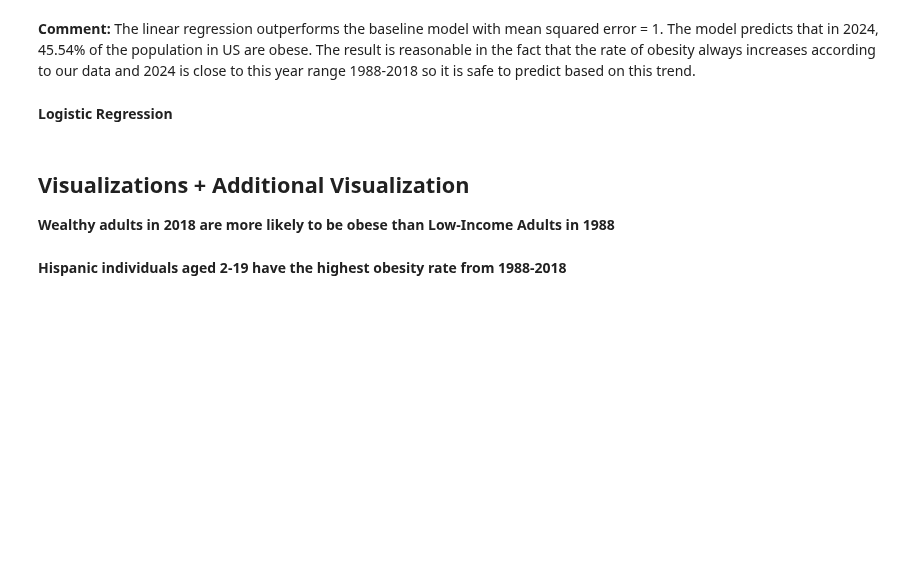
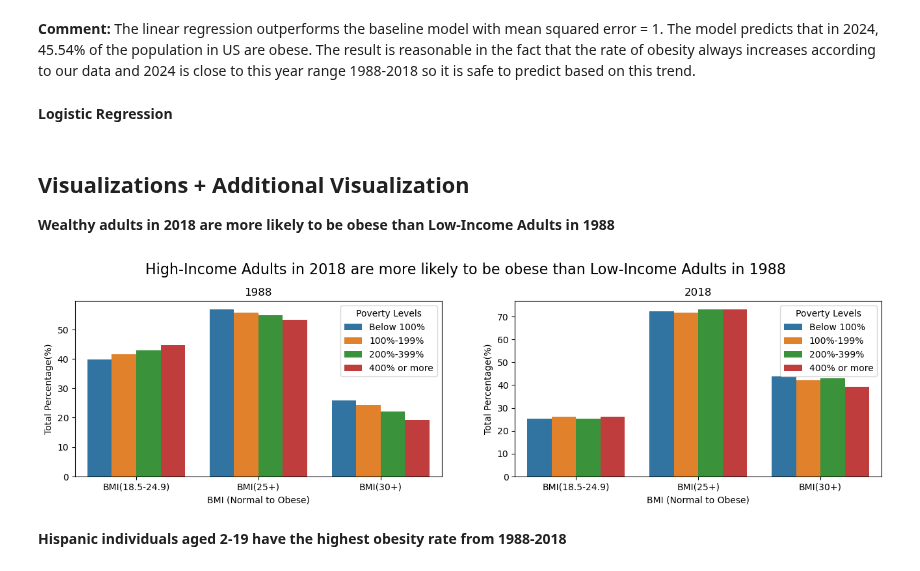
Before and after one commit to rafaymk02/Obesity-Factors-Analysis-US-, a Jupyter notebook: Final_Report.ipynb, the cells around one changed output. Saved outputs shown, nothing was run; the diff lists cells and outputs as text; code cells hidden in the pictures; blank space fills up the shorter version.

```diff
--- a/Final_Report.ipynb
+++ b/Final_Report.ipynb
@@ -211,5 +224,9 @@ plt.show()
 # %% [markdown]
 ## Visualizations + Additional Visualization
 **Wealthy adults in 2018 are more likely to be obese than Low-Income Adults in 1988**
+# %%
+poverty_visual(obesity_adult)
+# %% [output]
+[figure, added]
 # %% [markdown]
 **Hispanic individuals aged 2-19 have the highest obesity rate from 1988-2018**
```
Also changed, not shown: parts of 3 cells of this notebook.
